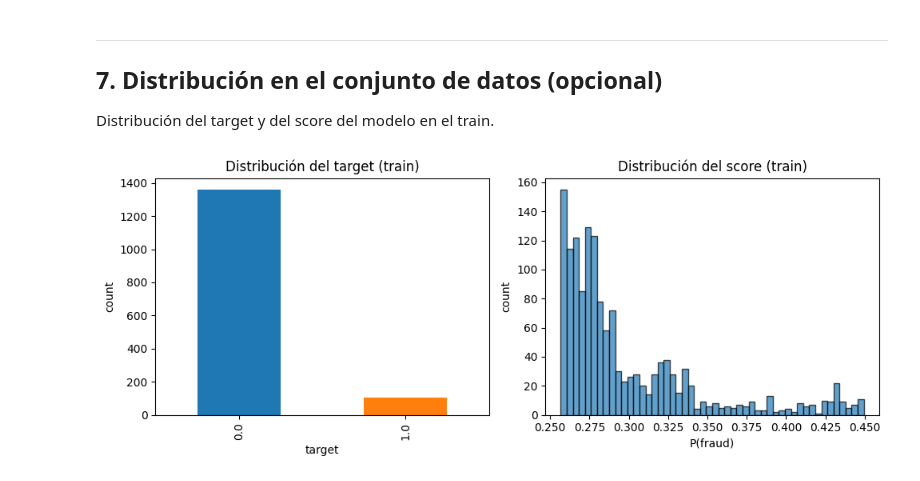
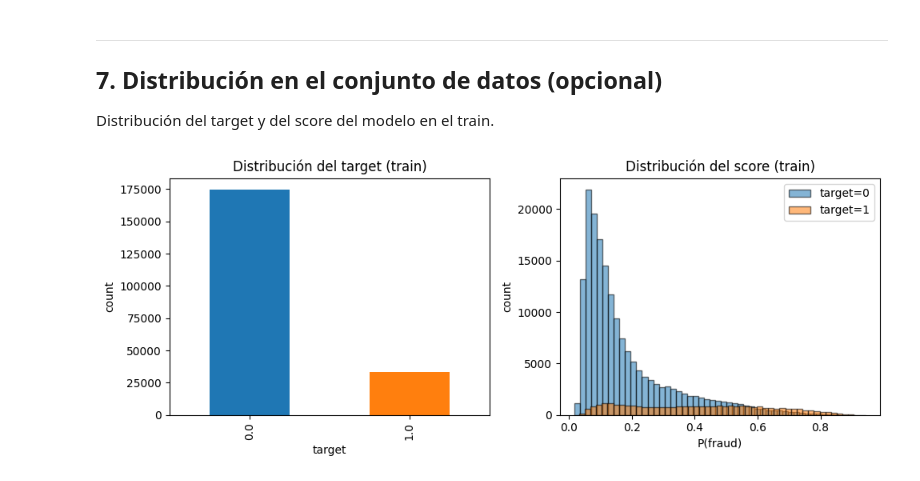
Before and after one commit to carlosrios10/Aguas, a Jupyter notebook: poc/train.ipynb, the cells around one changed output. Cells and saved outputs as stored; diff of their text form; code cells hidden in the pictures.

```diff
--- a/poc/train.ipynb
+++ b/poc/train.ipynb
@@ -91,0 +91,2 @@ Wall time: 1min 24s
+# %%
+df = pd.read_parquet(PROCESSED_DIR + "/train/cutoff=2025-09-01")
@@ -91,0 +108,4 @@ Wall time: 1min 24s
+# %%
+df = df[df.cant_null<=6]
+df = df[df.cant_ceros_12<=9].reset_index(drop=True)
+df.rename(columns={"is_fraud": "target"}, inplace=True)
@@ -163,20 +181,24 @@ Distribución del target y del score del modelo en el train.
 # %%
 import matplotlib.pyplot as plt
 
 fig, axes = plt.subplots(1, 2, figsize=(10, 4))
 
 df_train["target"].value_counts().sort_index().plot(kind="bar", ax=axes[0], color=["C0", "C1"])
 axes[0].set_title("Distribución del target (train)")
 axes[0].set_xlabel("target")
 axes[0].set_ylabel("count")
 
 y_score = lgbm_model.predict_proba(df_train[cols_for_model])[:, 1]
-axes[1].hist(y_score, bins=50, edgecolor="black", alpha=0.7)
+mask0 = df_train["target"] == 0
+mask1 = df_train["target"] == 1
+axes[1].hist(y_score[mask0], bins=50, edgecolor="black", alpha=0.55, color="C0", label="target=0")
+axes[1].hist(y_score[mask1], bins=50, edgecolor="black", alpha=0.55, color="C1", label="target=1")
 axes[1].set_title("Distribución del score (train)")
 axes[1].set_xlabel("P(fraud)")
 axes[1].set_ylabel("count")
+axes[1].legend()
 
 plt.tight_layout()
 plt.show()
 # %% [output]
-[figure, old version]
+[figure, new version]
```
Also changed, not shown: parts of 11 cells of this notebook, 14 other files.
